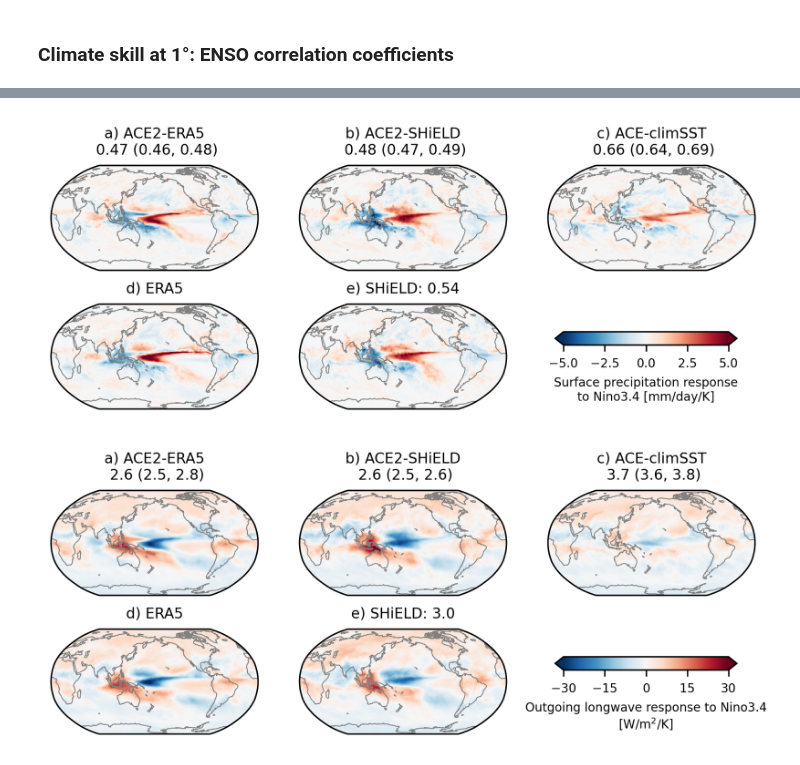
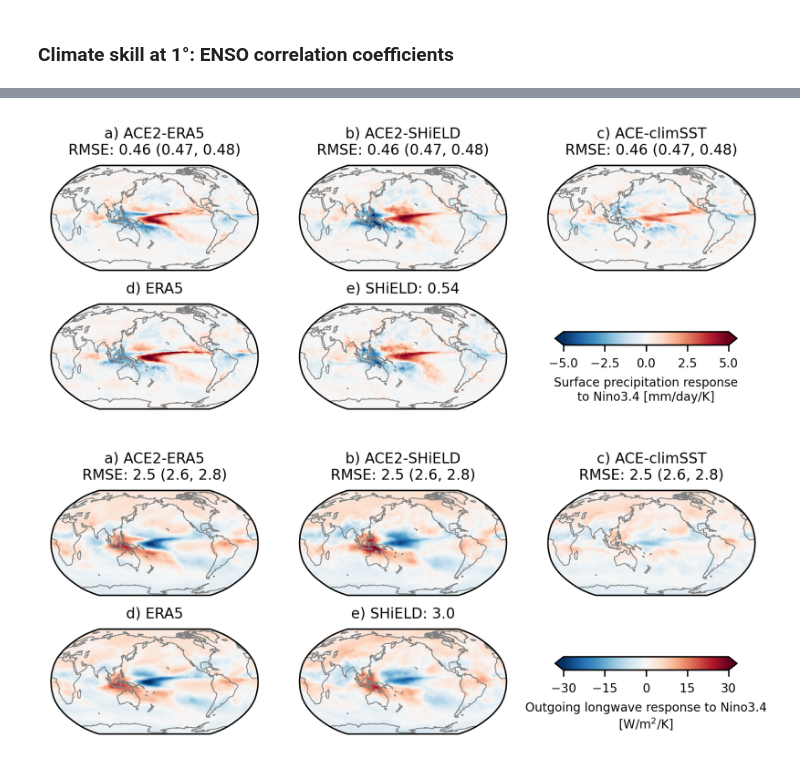
Before and after one commit to ai2cm/ace2-paper, a Jupyter notebook: notebooks/climate_skill_1deg_enso_correlation.ipynb, the cells around one changed output, grey strips where cells are left out. Drawn from its saved outputs; the diff is of its cells as text; code cells hidden in the pictures.

Commit message:
improved ENSO coefficient map titles

```diff
--- a/notebooks/climate_skill_1deg_enso_correlation.ipynb
+++ b/notebooks/climate_skill_1deg_enso_correlation.ipynb
@@ -80,47 +94,47 @@ h = enso_coefficient_maps[plot_var].sel(
     IC='IC0', duration=duration, source='prediction', group='ACE2-ERA5'
 ).plot(ax=ax0, transform=ccrs.PlateCarree(), add_colorbar=False, **plot_kwargs)
 ax0_rmse = metric_da.sel(duration=duration, group='ACE2-ERA5')
-ax0.set_title(f'{ascii_lowercase[0]}) ACE2-ERA5\n {ax0_rmse.mean().item():{fmt}} ({ax0_rmse.min().item():{fmt}}, {ax0_rmse.max().item():{fmt}})')
+ax0.set_title(f'{ascii_lowercase[0]}) ACE2-ERA5\nRMSE: {ax0_rmse.sel(IC="IC0").item():{fmt}} ({ax0_rmse.sel(IC="IC1").item():{fmt}}, {ax0_rmse.sel(IC="IC2").item():{fmt}})')
 ax1 = axes[0, 1]
 enso_coefficient_maps[plot_var].sel(
     IC='IC0', duration=duration, source='prediction', group='ACE2-SHiELD'
 ).plot(ax=ax1, transform=ccrs.PlateCarree(), add_colorbar=False, **plot_kwargs)
 ax1_rmse = metric_da.sel(duration=duration, group='ACE2-SHiELD')
-ax1.set_title(f'{ascii_lowercase[1]}) ACE2-SHiELD\n {ax1_rmse.mean().item():{fmt}} ({ax1_rmse.min().item():{fmt}}, {ax1_rmse.max().item():{fmt}})')
+ax1.set_title(f'{ascii_lowercase[1]}) ACE2-SHiELD\nRMSE: {ax0_rmse.sel(IC="IC0").item():{fmt}} ({ax0_rmse.sel(IC="IC1").item():{fmt}}, {ax0_rmse.sel(IC="IC2").item():{fmt}})')
 ax2 = axes[0, 2]
 enso_coefficient_maps[plot_var].sel(
     IC='IC0', duration=duration, source='prediction', group='ACE-climSST'
 ).plot(ax=ax2, transform=ccrs.PlateCarree(), add_colorbar=False, **plot_kwargs)
 ax2_rmse = metric_da.sel(duration=duration, group='ACE-climSST')
-ax2.set_title(f'{ascii_lowercase[2]}) ACE-climSST\n {ax2_rmse.mean().item():{fmt}} ({ax2_rmse.min().item():{fmt}}, {ax2_rmse.max().item():{fmt}})')
+ax2.set_title(f'{ascii_lowercase[2]}) ACE-climSST\nRMSE: {ax0_rmse.sel(IC="IC0").item():{fmt}} ({ax0_rmse.sel(IC="IC1").item():{fmt}}, {ax0_rmse.sel(IC="IC2").item():{fmt}})')
 ax3 = axes[1, 0]
 enso_coefficient_maps[plot_var].sel(
     IC='IC0', duration=duration, source='target', group='ACE2-ERA5'
 ).plot(ax=ax3, transform=ccrs.PlateCarree(), add_colorbar=False, **plot_kwargs)
 ax3.set_title(f'{ascii_lowercase[3]}) ERA5')
 ax4 = axes[1, 1]
 enso_coefficient_maps[plot_var].sel(
     IC='IC0', duration=duration, source='target', group='ACE2-SHiELD'
 ).plot(ax=ax4, transform=ccrs.PlateCarree(), add_colorbar=False, **plot_kwargs)
 ax4_rmse = metric_da.sel(duration=duration, IC='IC0', group='SHiELD-reference')
 ax4.set_title(f'{ascii_lowercase[4]}) SHiELD: {ax4_rmse.item():{fmt}}')
 [ax.coastlines(color='gray', lw=0.5) for ax in axes.flatten()[:-1]]
 ax5 = axes[1, 2]
 ax5.set_axis_off()
 del ax5
 ax5 = fig.add_axes([0.68, 0.32, 0.2, 0.04])
 cb = fig.colorbar(
     h,
     cax=ax5,
     orientation='horizontal',
     extend='both',
     ticks=np.linspace(-var_scale, var_scale, 5),
 )
 cb.set_label(cbar_label, fontsize='small')
 ax5.tick_params(labelsize='small')
 savefig(fig, f'climate_skill_1deg_enso_coefficient_maps_{plot_var}.png')
 # %% [output]
-[figure, old version]
+[figure, new version]
 # %%
 plot_var = 'ULWRFtoa'
 cbar_label = 'Outgoing longwave response to Nino3.4\n' + r'[W/m$^2$/K]'
@@ -143,19 +157,19 @@ h = enso_coefficient_maps[plot_var].sel(
     IC='IC0', duration=duration, source='prediction', group='ACE2-ERA5'
 ).plot(ax=ax0, transform=ccrs.PlateCarree(), add_colorbar=False, **plot_kwargs)
 ax0_rmse = metric_da.sel(duration=duration, group='ACE2-ERA5')
-ax0.set_title(f'{ascii_lowercase[0]}) ACE2-ERA5\n {ax0_rmse.mean().item():{fmt}} ({ax0_rmse.min().item():{fmt}}, {ax0_rmse.max().item():{fmt}})')
+ax0.set_title(f'{ascii_lowercase[0]}) ACE2-ERA5\nRMSE: {ax0_rmse.sel(IC="IC0").item():{fmt}} ({ax0_rmse.sel(IC="IC1").item():{fmt}}, {ax0_rmse.sel(IC="IC2").item():{fmt}})')
 ax1 = axes[0, 1]
 enso_coefficient_maps[plot_var].sel(
     IC='IC0', duration=duration, source='prediction', group='ACE2-SHiELD'
 ).plot(ax=ax1, transform=ccrs.PlateCarree(), add_colorbar=False, **plot_kwargs)
 ax1_rmse = metric_da.sel(duration=duration, group='ACE2-SHiELD')
-ax1.set_title(f'{ascii_lowercase[1]}) ACE2-SHiELD\n {ax1_rmse.mean().item():{fmt}} ({ax1_rmse.min().item():{fmt}}, {ax1_rmse.max().item():{fmt}})')
+ax1.set_title(f'{ascii_lowercase[1]}) ACE2-SHiELD\nRMSE: {ax0_rmse.sel(IC="IC0").item():{fmt}} ({ax0_rmse.sel(IC="IC1").item():{fmt}}, {ax0_rmse.sel(IC="IC2").item():{fmt}})')
 ax2 = axes[0, 2]
 enso_coefficient_maps[plot_var].sel(
     IC='IC0', duration=duration, source='prediction', group='ACE-climSST'
 ).plot(ax=ax2, transform=ccrs.PlateCarree(), add_colorbar=False, **plot_kwargs)
 ax2_rmse = metric_da.sel(duration=duration, group='ACE-climSST')
-ax2.set_title(f'{ascii_lowercase[2]}) ACE-climSST\n {ax2_rmse.mean().item():{fmt}} ({ax2_rmse.min().item():{fmt}}, {ax2_rmse.max().item():{fmt}})')
+ax2.set_title(f'{ascii_lowercase[2]}) ACE-climSST\nRMSE: {ax0_rmse.sel(IC="IC0").item():{fmt}} ({ax0_rmse.sel(IC="IC1").item():{fmt}}, {ax0_rmse.sel(IC="IC2").item():{fmt}})')
 ax3 = axes[1, 0]
 enso_coefficient_maps[plot_var].sel(
     IC='IC0', duration=duration, source='target', group='ACE2-ERA5'
@@ -184,4 +198,4 @@ cb.set_label(cbar_label, fontsize='small')
 ax5.tick_params(labelsize='small')
 savefig(fig, f'climate_skill_1deg_enso_coefficient_maps_{plot_var}.png')
 # %% [output]
-[figure, old version]
+[figure, new version]
```
Also changed, not shown: parts of 1 cell of this notebook, 2 other files.
